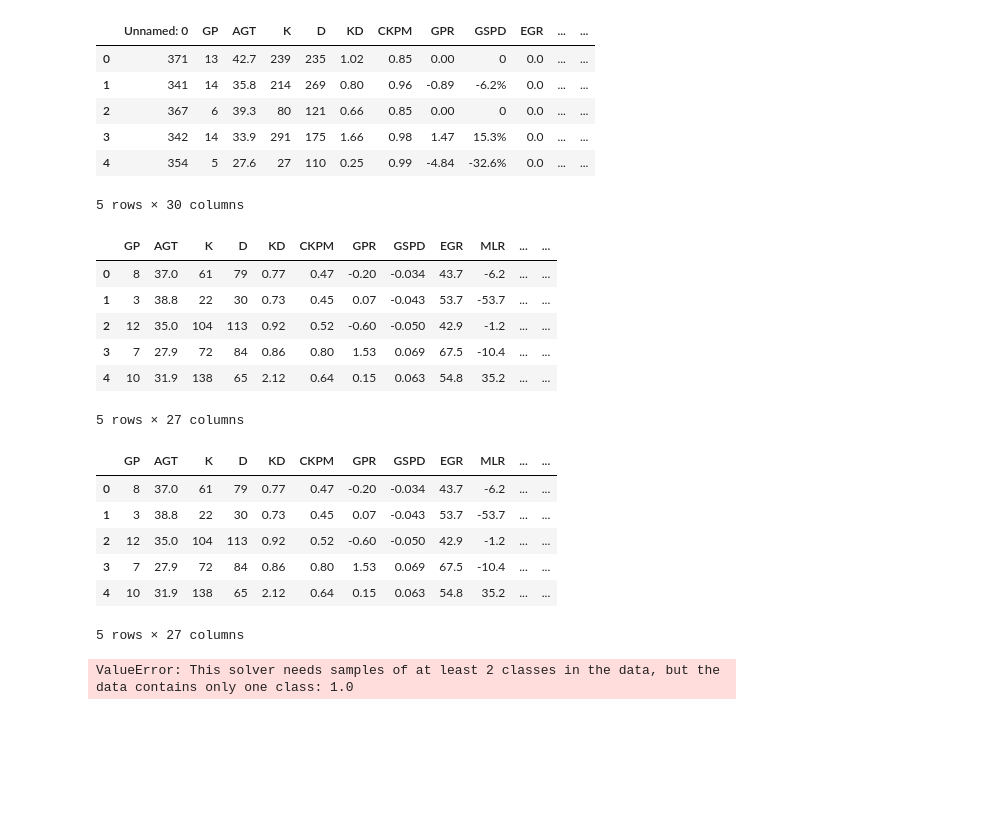
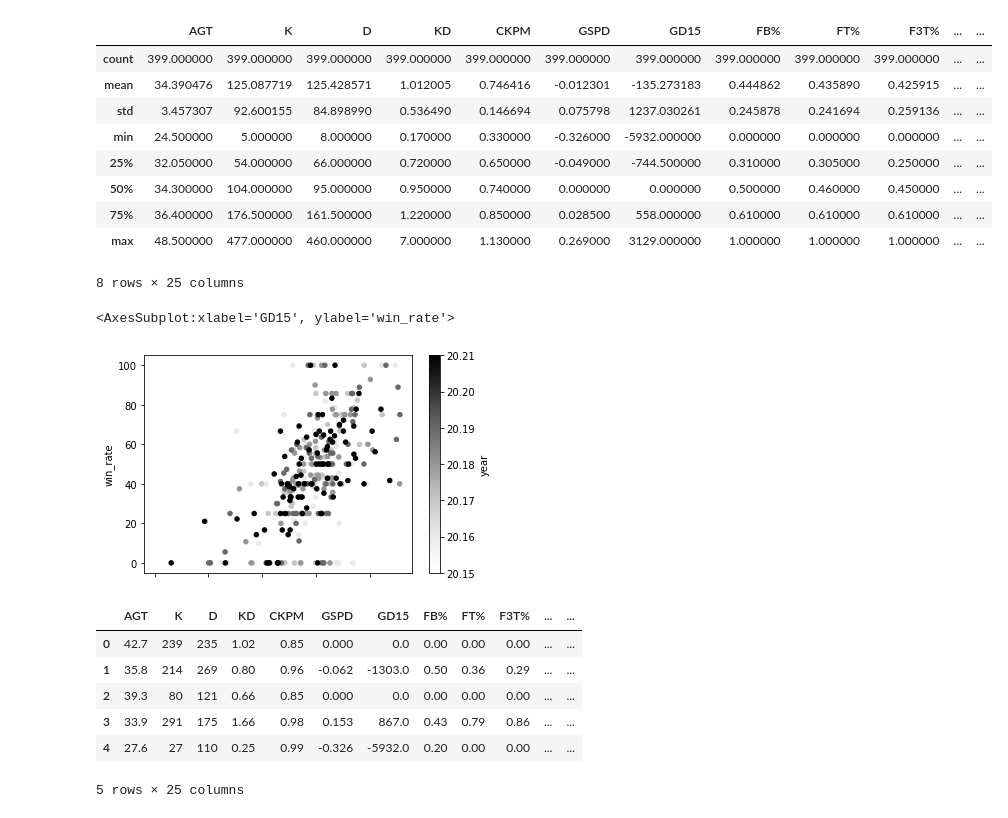
Before and after one commit to logperks/lol-msi-prediction-2022, a Jupyter notebook: Logistic Regression.ipynb, the cells around one changed output. Cells and saved outputs as stored; diff of their text form; code cells hidden in the pictures; blank space fills up the shorter version.

Commit message:
Touched up table loader
Table loader now converts percents to decimal reducing overall notebook complexity

```diff
--- a/Logistic Regression.ipynb
+++ b/Logistic Regression.ipynb
@@ -11,43 +13,34 @@ import seaborn as sns
 # %%
 # Read data
 df = pd.read_csv("./All Data.csv")
 # Replace NaN percents with 0%
 df = df.fillna('0%')
-# Calculate Win%
-df['W%'] = (df['W'] / (df['W'] + df['L'])) * 100
-df.head()
 
 # Remove Team, Win, Loss columns
-data = df.drop(['Team', 'W', 'L'], axis = 1)
-data.head()
+data = df.drop(['GP', 'Team', 'W', 'L', 'division', 'GPR'], axis = 1)
+data.describe()
 # %% [output]
-|  | Unnamed: 0 | GP | AGT | K | D | KD | CKPM | GPR | GSPD | EGR | ... | ... |
-| 0 | 371 | 13 | 42.7 | 239 | 235 | 1.02 | 0.85 | 0.00 | 0 | 0.0 | ... | ... |
-| 1 | 341 | 14 | 35.8 | 214 | 269 | 0.80 | 0.96 | -0.89 | -6.2% | 0.0 | ... | ... |
-| 2 | 367 | 6 | 39.3 | 80 | 121 | 0.66 | 0.85 | 0.00 | 0 | 0.0 | ... | ... |
-| 3 | 342 | 14 | 33.9 | 291 | 175 | 1.66 | 0.98 | 1.47 | 15.3% | 0.0 | ... | ... |
-| 4 | 354 | 5 | 27.6 | 27 | 110 | 0.25 | 0.99 | -4.84 | -32.6% | 0.0 | ... | ... |
+|  | AGT | K | D | KD | CKPM | GSPD | GD15 | FB% | FT% | F3T% | ... | ... |
+| count | 399.000000 | 399.000000 | 399.000000 | 399.000000 | 399.000000 | 399.000000 | 399.000000 | 399.000000 | 399.000000 | 399.000000 | ... | ... |
+| mean | 34.390476 | 125.087719 | 125.428571 | 1.012005 | 0.746416 | -0.012301 | -135.273183 | 0.444862 | 0.435890 | 0.425915 | ... | ... |
+| std | 3.457307 | 92.600155 | 84.898990 | 0.536490 | 0.146694 | 0.075798 | 1237.030261 | 0.245878 | 0.241694 | 0.259136 | ... | ... |
+| min | 24.500000 | 5.000000 | 8.000000 | 0.170000 | 0.330000 | -0.326000 | -5932.000000 | 0.000000 | 0.000000 | 0.000000 | ... | ... |
+| 25% | 32.050000 | 54.000000 | 66.000000 | 0.720000 | 0.650000 | -0.049000 | -744.500000 | 0.310000 | 0.305000 | 0.250000 | ... | ... |
+| 50% | 34.300000 | 104.000000 | 95.000000 | 0.950000 | 0.740000 | 0.000000 | 0.000000 | 0.500000 | 0.460000 | 0.450000 | ... | ... |
+| 75% | 36.400000 | 176.500000 | 161.500000 | 1.220000 | 0.850000 | 0.028500 | 558.000000 | 0.610000 | 0.610000 | 0.610000 | ... | ... |
+| max | 48.500000 | 477.000000 | 460.000000 | 7.000000 | 1.130000 | 0.269000 | 3129.000000 | 1.000000 | 1.000000 | 1.000000 | ... | ... |
-5 rows × 30 columns
+8 rows × 25 columns
-# %%
-# Convert percents to decimal form
-for col in data:
-    if data.dtypes[col] == 'object':
-        data[col] = data[col].astype(str).str[:-1].astype('float') / 100.0
-data.head()
-# %% [output]
-|  | GP | AGT | K | D | KD | CKPM | GPR | GSPD | EGR | MLR | ... | ... |
-| 0 | 8 | 37.0 | 61 | 79 | 0.77 | 0.47 | -0.20 | -0.034 | 43.7 | -6.2 | ... | ... |
-| 1 | 3 | 38.8 | 22 | 30 | 0.73 | 0.45 | 0.07 | -0.043 | 53.7 | -53.7 | ... | ... |
-| 2 | 12 | 35.0 | 104 | 113 | 0.92 | 0.52 | -0.60 | -0.050 | 42.9 | -1.2 | ... | ... |
-| 3 | 7 | 27.9 | 72 | 84 | 0.86 | 0.80 | 1.53 | 0.069 | 67.5 | -10.4 | ... | ... |
-| 4 | 10 | 31.9 | 138 | 65 | 2.12 | 0.64 | 0.15 | 0.063 | 54.8 | 35.2 | ... | ... |
-5 rows × 27 columns
+# %%
+data.plot.scatter(x='GD15', y='win_rate', c = 'year')
+# %% [output]
+<AxesSubplot:xlabel='GD15', ylabel='win_rate'>
+[figure, added]
 # %%
 # Convert W%
 # 1 for >= 40% W%, 0 for < 40%
 
 # Get unique winrates
-wins = list(set(data.get('W%')))
+wins = list(set(data.get('win_rate')))
 # Extract winrates lower and higher than 40%
 low = tuple([i for i in wins if i < 0.4])
 high = tuple([i for i in wins if i >= 0.4])
@@ -56,13 +49,13 @@ high = tuple([i for i in wins if i >= 0.4])
 data.replace({low: 0, high: 1}, inplace = True)
 data.head()
 # %% [output]
-|  | GP | AGT | K | D | KD | CKPM | GPR | GSPD | EGR | MLR | ... | ... |
-| 0 | 8 | 37.0 | 61 | 79 | 0.77 | 0.47 | -0.20 | -0.034 | 43.7 | -6.2 | ... | ... |
-| 1 | 3 | 38.8 | 22 | 30 | 0.73 | 0.45 | 0.07 | -0.043 | 53.7 | -53.7 | ... | ... |
-| 2 | 12 | 35.0 | 104 | 113 | 0.92 | 0.52 | -0.60 | -0.050 | 42.9 | -1.2 | ... | ... |
-| 3 | 7 | 27.9 | 72 | 84 | 0.86 | 0.80 | 1.53 | 0.069 | 67.5 | -10.4 | ... | ... |
-| 4 | 10 | 31.9 | 138 | 65 | 2.12 | 0.64 | 0.15 | 0.063 | 54.8 | 35.2 | ... | ... |
+|  | AGT | K | D | KD | CKPM | GSPD | GD15 | FB% | FT% | F3T% | ... | ... |
+| 0 | 42.7 | 239 | 235 | 1.02 | 0.85 | 0.000 | 0.0 | 0.00 | 0.00 | 0.00 | ... | ... |
+| 1 | 35.8 | 214 | 269 | 0.80 | 0.96 | -0.062 | -1303.0 | 0.50 | 0.36 | 0.29 | ... | ... |
+| 2 | 39.3 | 80 | 121 | 0.66 | 0.85 | 0.000 | 0.0 | 0.00 | 0.00 | 0.00 | ... | ... |
+| 3 | 33.9 | 291 | 175 | 1.66 | 0.98 | 0.153 | 867.0 | 0.43 | 0.79 | 0.86 | ... | ... |
+| 4 | 27.6 | 27 | 110 | 0.25 | 0.99 | -0.326 | -5932.0 | 0.20 | 0.00 | 0.00 | ... | ... |
-5 rows × 27 columns
+5 rows × 25 columns
 # %%
 # SKLearn Logistic Regression process derived from https://www.datacamp.com/community/tutorials/understanding-logistic-regression-python
 
@@ -82,12 +75,10 @@ X_train,X_test,y_train,y_test=train_test_split(X,y,test_size=0.25,random_state=4
 logMod = LogisticRegression(max_iter = 1000)
 
 # Fit the model
-logMod.fit(X_train, y_train.ravel())
+logMod.fit(X_train, y_train.to_numpy().ravel())
 
 # Get prediction
 yPred = logMod.predict(X_test)
-# %% [output]
-ValueError: This solver needs samples of at least 2 classes in the data, but the data contains only one class: 1.0
 # %%
 cnf_matrix = metrics.confusion_matrix(y_test, yPred)
 cnf_matrix
```
Also changed, not shown: parts of 6 cells of this notebook, 2 other files.
